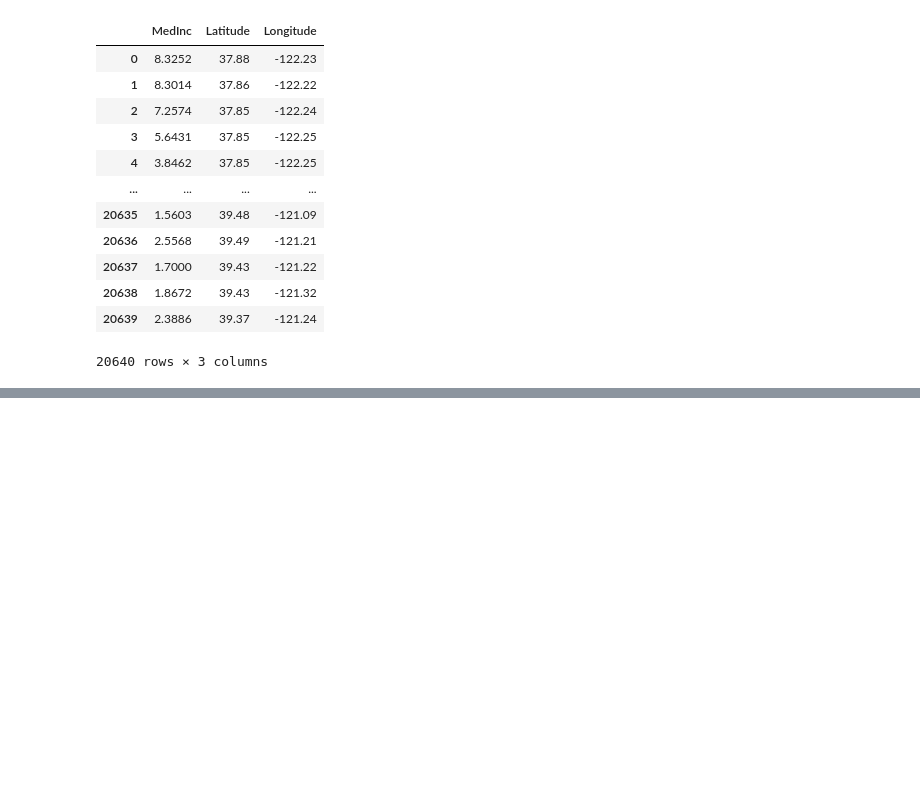
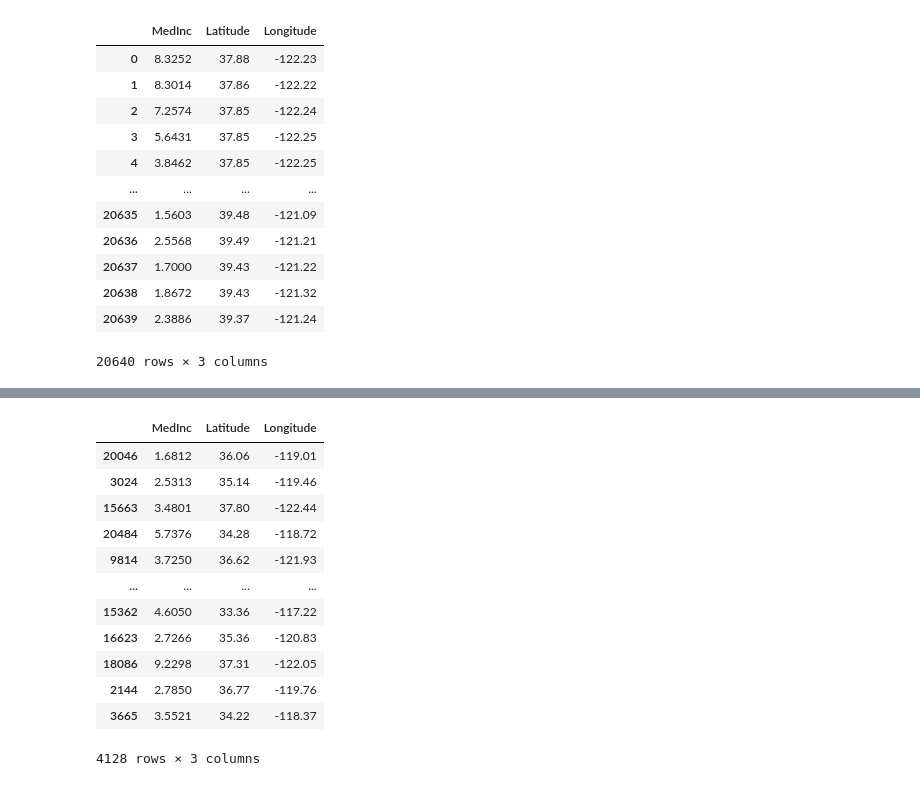
Before and after one commit to bartowen/k_means, a Jupyter notebook: src/explore.ipynb, the cells around one changed output, grey strips where cells are left out. Drawn from its saved outputs; the diff is of its cells as text; code cells hidden in the pictures; blank space fills up the shorter version.

```diff
--- a/src/explore.ipynb
+++ b/src/explore.ipynb
@@ -72,4 +72,20 @@ X_train
 16512 rows × 4 columns
+# %%
+X_test
+# %% [output]
+|  | MedInc | Latitude | Longitude |
+| 20046 | 1.6812 | 36.06 | -119.01 |
+| 3024 | 2.5313 | 35.14 | -119.46 |
+| 15663 | 3.4801 | 37.80 | -122.44 |
+| 20484 | 5.7376 | 34.28 | -118.72 |
+| 9814 | 3.7250 | 36.62 | -121.93 |
+| ... | ... | ... | ... |
+| 15362 | 4.6050 | 33.36 | -117.22 |
+| 16623 | 2.7266 | 35.36 | -120.83 |
+| 18086 | 9.2298 | 37.31 | -122.05 |
+| 2144 | 2.7850 | 36.77 | -119.76 |
+| 3665 | 3.5521 | 34.22 | -118.37 |
+4128 rows × 3 columns
 # %%
 import matplotlib.pyplot as plt
 from mpl_toolkits.mplot3d import Axes3D
```
Also changed, not shown: parts of 3 cells of this notebook.
